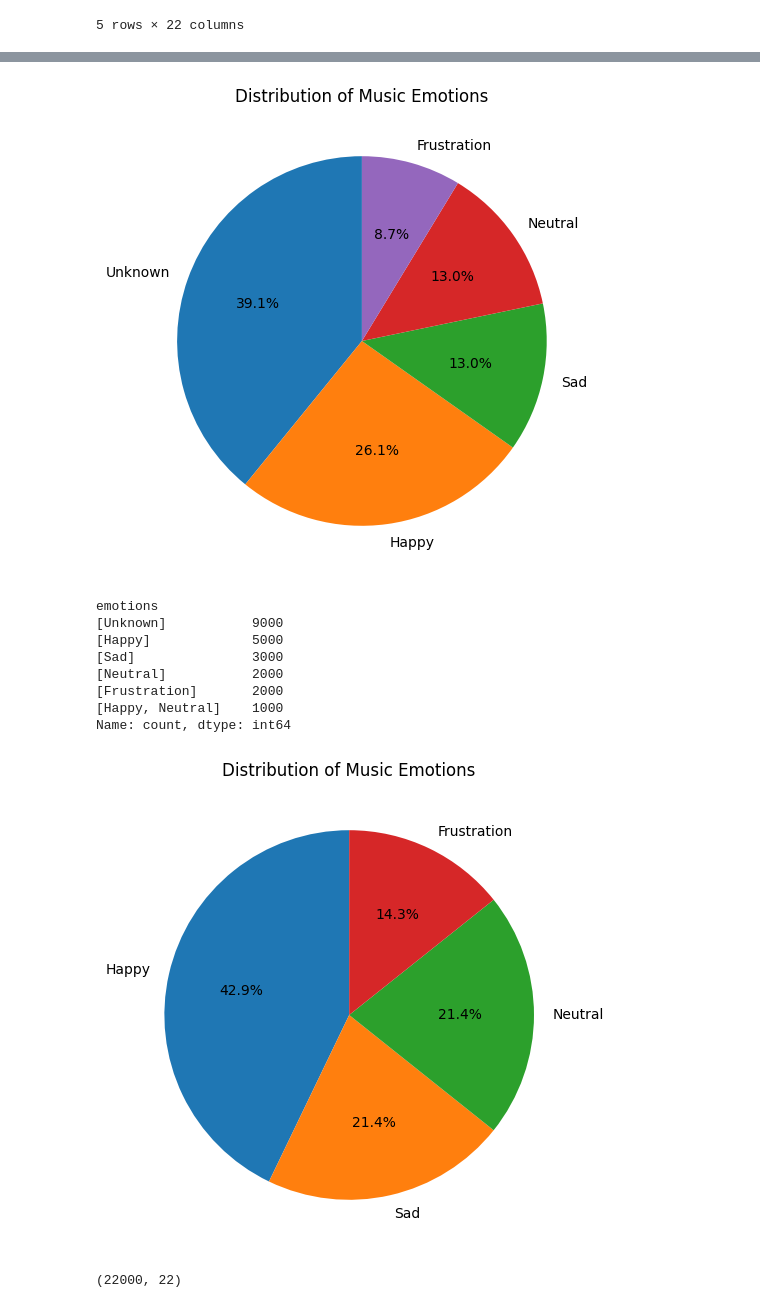
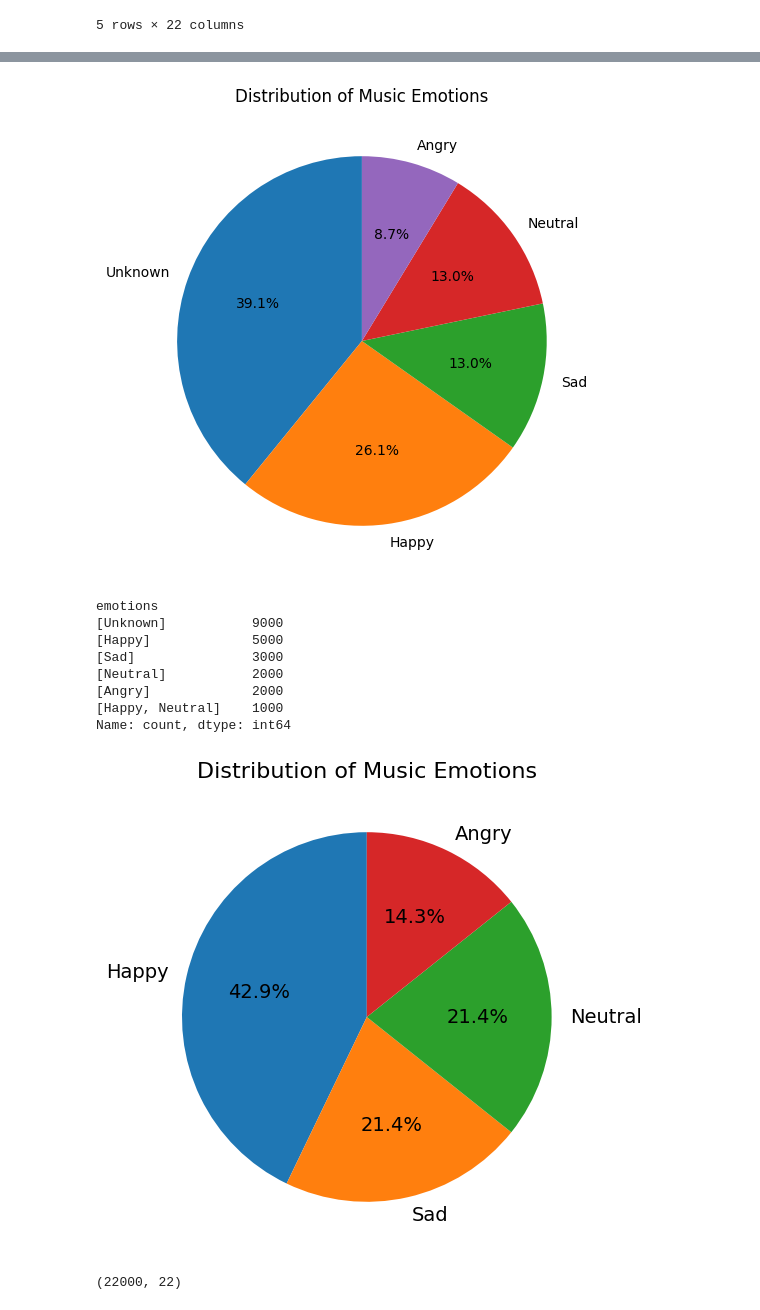
Before and after one commit to cepdnaclk/e18-4yp-Reinforcement-Learning-enabled-Recommendation-System-For-Emotional-Support, a Jupyter notebook: data_analysis/music_data_analysis.ipynb, the cells around one changed output, grey strips where cells are left out. Saved outputs shown, nothing was run; the diff lists cells and outputs as text; code cells hidden in the pictures.

```diff
--- a/data_analysis/music_data_analysis.ipynb
+++ b/data_analysis/music_data_analysis.ipynb
@@ -93,7 +93,7 @@ filtered_df.shape
 
 # Define the emotion-genre mapping
 emotion_genre_mapping = {
-    'Frustration': ['metal', 'rock'],
+    'Angry': ['metal', 'rock'],
     'Happy': ['pop', 'electronic', 'electro', 'dance', 'world-music', 'soul'],
     'Sad': ['blues', 'alternative', 'indie'],
     'Neutral': ['folk', 'world-music', 'new-age']
@@ -172,7 +172,7 @@ plt.pie(label_counts, labels=label_counts.index, autopct='%1.1f%%', startangle=9
 plt.title('Distribution of Music Emotions')
 plt.show()
 # %% [output]
-[figure, old version]
+[figure, new version]
 # %%
 label_counts = filtered_df['emotions'].value_counts()
 print(label_counts)
@@ -182,23 +182,23 @@ emotions
 [Happy]             5000
 [Sad]               3000
 [Neutral]           2000
-[Frustration]       2000
+[Angry]             2000
 [Happy, Neutral]    1000
 Name: count, dtype: int64
 # %%
 # Flatten the list of emotions and filter out 'Unknown' emotions
 all_emotions = [emotion for emotions_list in filtered_df['emotions'] for emotion in emotions_list if emotion != 'Unknown']
 
 # Count the occurrences of each label
 label_counts = pd.Series(all_emotions).value_counts()
 
 # Plot a pie chart
-plt.figure(figsize=(6, 6))
-plt.pie(label_counts, labels=label_counts.index, autopct='%1.1f%%', startangle=90)
-plt.title('Distribution of Music Emotions')
+plt.figure(figsize=(6, 6))  # Increase the size of the figure
+plt.pie(label_counts, labels=label_counts.index, autopct='%1.1f%%', startangle=90, textprops={'fontsize': 14})  # Increase the fontsize
+plt.title('Distribution of Music Emotions', fontsize=16)  # Increase the fontsize of the title
 plt.show()
 # %% [output]
-[figure, old version]
+[figure, new version]
 # %%
 filtered_df.shape
 # %% [output]
```
Also changed, not shown: parts of 3 cells of this notebook, 9 other files.
